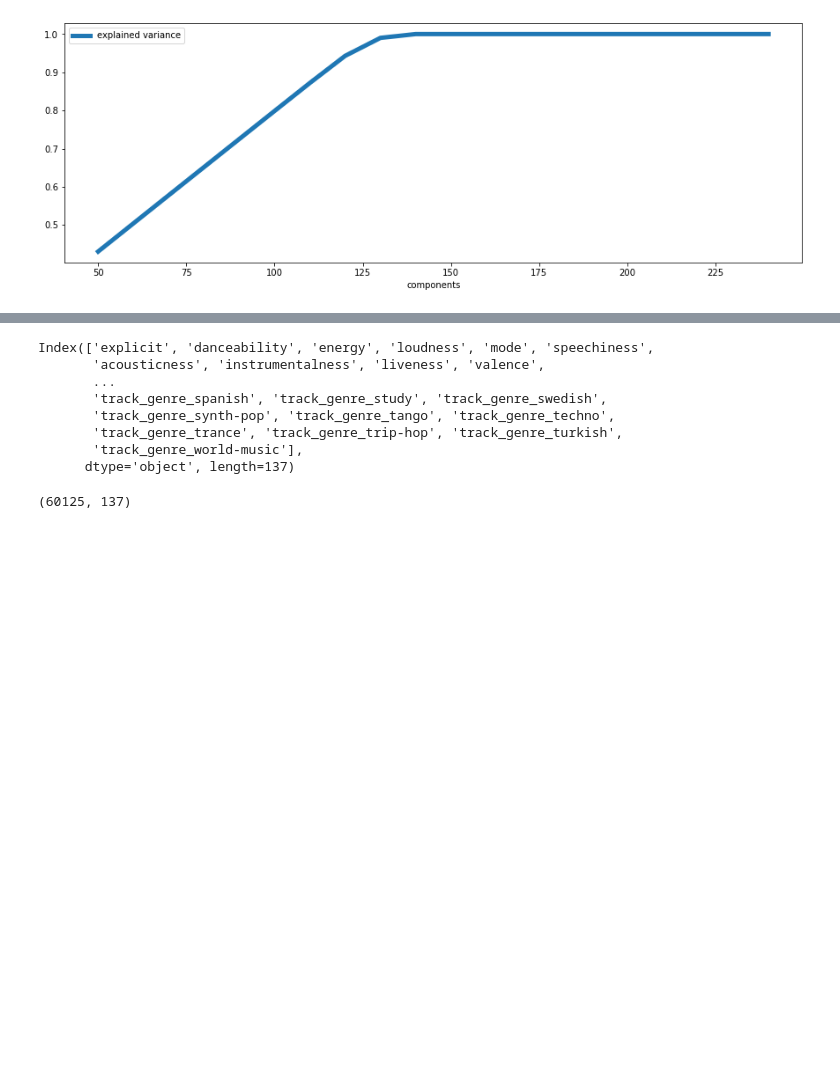
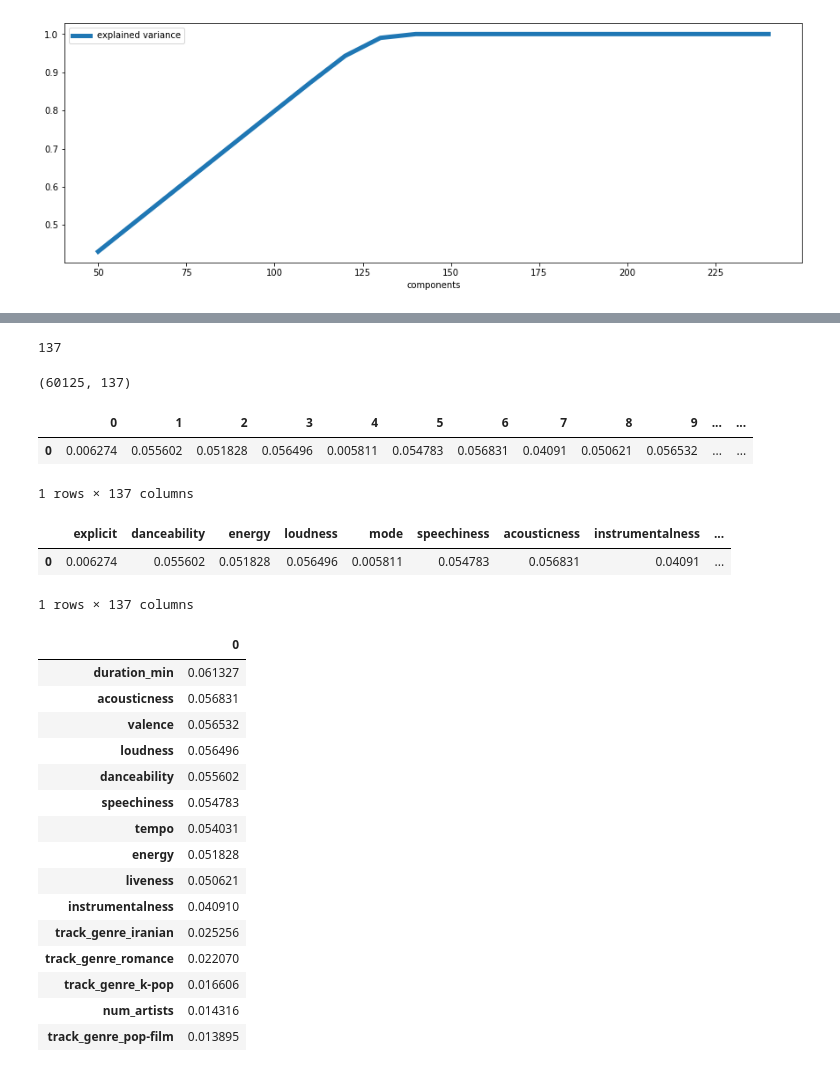
Before and after one commit to GeorgeFerre/spotify_popularity, a Jupyter notebook: popularity_model.ipynb, the cells around one changed output, grey strips where cells are left out. Drawn from its saved outputs; the diff is of its cells as text; code cells hidden in the pictures; blank space fills up the shorter version.

```diff
--- a/popularity_model.ipynb
+++ b/popularity_model.ipynb
@@ -289,4 +273,4 @@ prediction_model = Pipeline([
 ])
 # %%
-rf_model = prediction_model.fit(X_train_scaled, y_train)
+rf_model = prediction_model.fit(X_train, y_train)
 # %%
@@ -306,5 +290,3 @@ len(rffe)
-# %%
-rffe.sort()
 # %%
 rffe
 # %% [output]
@@ -328,15 +310,43 @@ array([6.06406150e-09, 1.26291496e-08, 1.06326535e-07, 1.49773618e-07,
+# %%
+len(X_train.columns)
+# %% [output]
+137
 # %%
-X_train.columns
+X_train.shape
 # %% [output]
-Index(['explicit', 'danceability', 'energy', 'loudness', 'mode', 'speechiness',
-       'acousticness', 'instrumentalness', 'liveness', 'valence',
-       ...
-       'track_genre_spanish', 'track_genre_study', 'track_genre_swedish',
-       'track_genre_synth-pop', 'track_genre_tango', 'track_genre_techno',
-       'track_genre_trance', 'track_genre_trip-hop', 'track_genre_turkish',
-       'track_genre_world-music'],
-      dtype='object', length=137)
+(60125, 137)
-# %%
-X_train_scaled.shape
-# %% [output]
-(60125, 137)
+# %%
+feature_df = pd.DataFrame(data=rffe).T
+# %%
+feature_df
+# %% [output]
+|  | 0 | 1 | 2 | 3 | 4 | 5 | 6 | 7 | 8 | 9 | ... | ... |
+| 0 | 0.006274 | 0.055602 | 0.051828 | 0.056496 | 0.005811 | 0.054783 | 0.056831 | 0.04091 | 0.050621 | 0.056532 | ... | ... |
+1 rows × 137 columns
+# %%
+feature_df.columns = X_train.columns
+# %%
+feature_df
+# %% [output]
+|  | explicit | danceability | energy | loudness | mode | speechiness | acousticness | instrumentalness | ... |
+| 0 | 0.006274 | 0.055602 | 0.051828 | 0.056496 | 0.005811 | 0.054783 | 0.056831 | 0.04091 | ... |
+1 rows × 137 columns
+# %%
+feature_df.sort_values(by=0, axis=1, ascending=False).T[0:15]
+# %% [output]
+|  | 0 |
+| duration_min | 0.061327 |
+| acousticness | 0.056831 |
+| valence | 0.056532 |
+| loudness | 0.056496 |
+| danceability | 0.055602 |
+| speechiness | 0.054783 |
+| tempo | 0.054031 |
+| energy | 0.051828 |
+| liveness | 0.050621 |
+| instrumentalness | 0.040910 |
+| track_genre_iranian | 0.025256 |
+| track_genre_romance | 0.022070 |
+| track_genre_k-pop | 0.016606 |
+| num_artists | 0.014316 |
+| track_genre_pop-film | 0.013895 |
```
Also changed, not shown: parts of 9 cells of this notebook.
